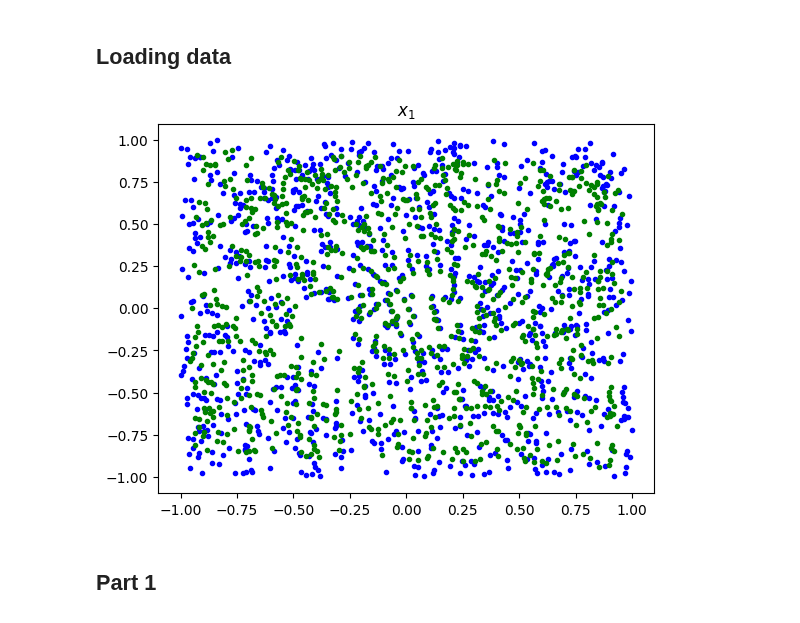
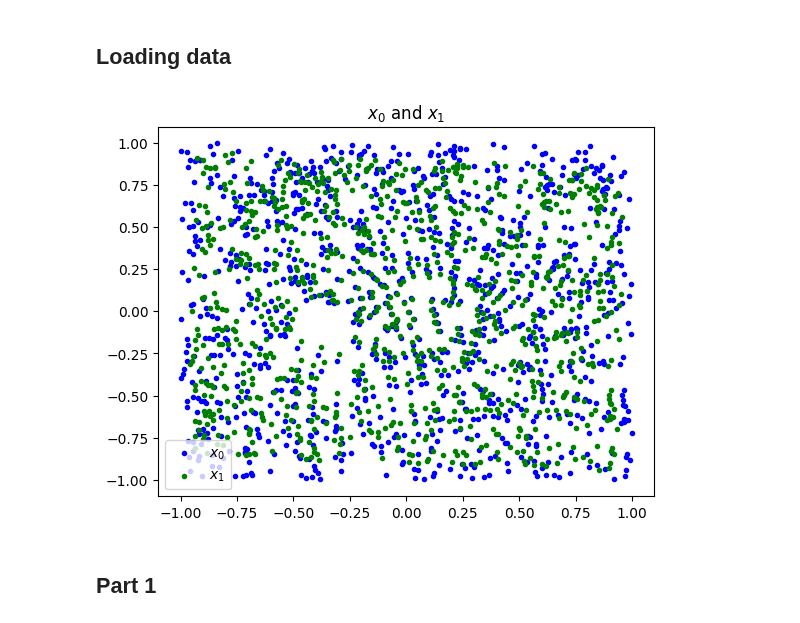
Before and after one commit to parimsuka/crowd-modeling-and-simulation, a Jupyter notebook: exercise5/2-linear-vectorfields/linear_vectorfields_showcase.ipynb, the cells around one changed output. Cells and saved outputs as stored; diff of their text form; code cells hidden in the pictures.

Commit message:
Updated data comparison plot and added x_hat comparison plot

```diff
--- a/exercise5/2-linear-vectorfields/linear_vectorfields_showcase.ipynb
+++ b/exercise5/2-linear-vectorfields/linear_vectorfields_showcase.ipynb
@@ -27,11 +27,11 @@ with open('./linear_vectorfield_data_x0.txt', 'r') as file_lvfd_x0:
 with open('./linear_vectorfield_data_x1.txt', 'r') as file_lvfd_x1:
     lvfd_x1 = np.loadtxt(file_lvfd_x1)
 # %%
-util.point_plot(lvfd_x0[:, 0], lvfd_x0[:, 1], color='blue', title="$x_0$")
-util.point_plot(lvfd_x1[:, 0], lvfd_x1[:, 1], color='green', title="$x_1$")
+util.point_plot(lvfd_x0[:, 0], lvfd_x0[:, 1], color='blue', label="$x_0$")
+util.point_plot(lvfd_x1[:, 0], lvfd_x1[:, 1], color='green', label="$x_1$", title="$x_0$ and $x_1$")
 plt.show()
 # %% [output]
-[figure, old version]
+[figure, new version]
 # %% [markdown]
 ## Part 1
 # %% [markdown]
```
Also changed, not shown: parts of 1 cell of this notebook.
